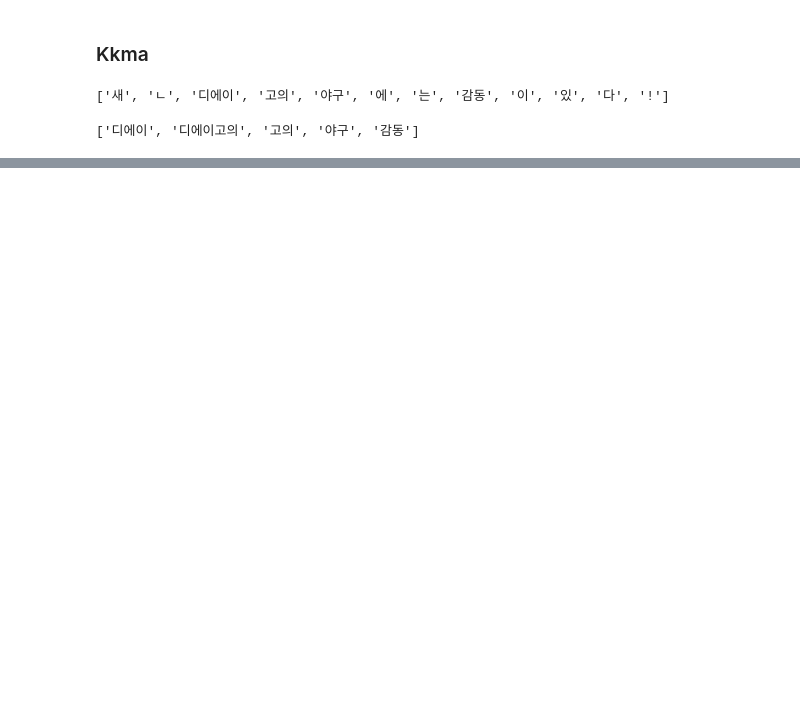
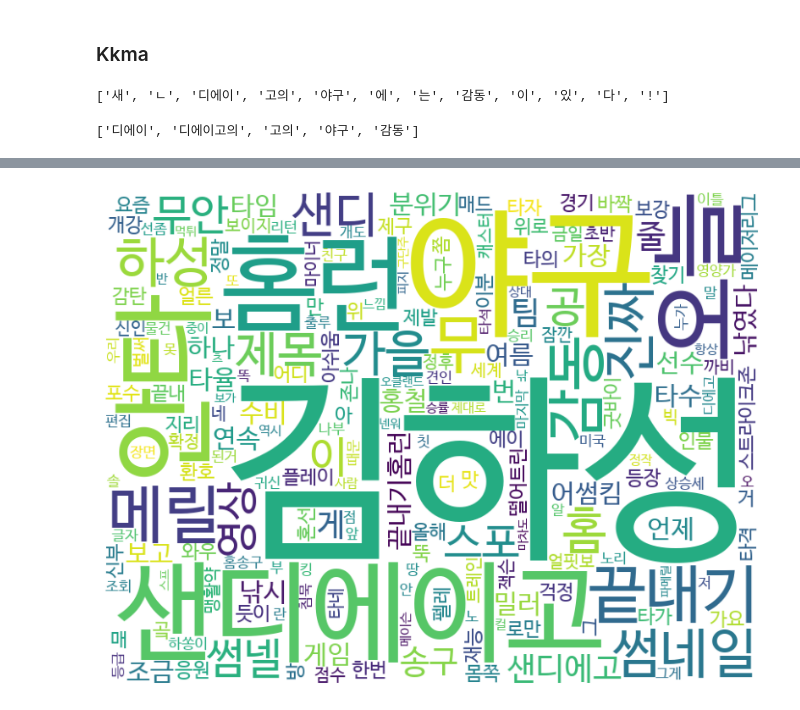
Before and after one commit to baedori99/TIL, a Jupyter notebook: Study_API/slicing_text.ipynb, the cells around one changed output, grey strips where cells are left out. Cells and saved outputs as stored; diff of their text form; code cells hidden in the pictures; blank space fills up the shorter version.

```diff
--- a/Study_API/slicing_text.ipynb
+++ b/Study_API/slicing_text.ipynb
@@ -166,0 +413,8 @@ print(kkma.nouns(u'샌디에이고의 야구엔 감동이 있다!'))
+# %%
+# Okt 명사 추출
+okt = Okt()
+def okt_noun_extractor(text):
+    return okt.nouns(text)
+# %%
+nouns_okt = okt_noun_extractor(comment_string)
+nouns_okt
@@ -166,0 +607,18 @@ print(kkma.nouns(u'샌디에이고의 야구엔 감동이 있다!'))
+# %%
+
+def wc_okt_noun(noun_text):
+    cnt = len(noun_text)
+    counts = Counter(noun_text)
+    tags_okt = counts.most_common(cnt)
+
+    wc_k = WordCloud(font_path='C:/Users/pps/AppData/Local/Microsoft/Windows/Fonts/NanumBarunGothic.ttf', background_color='white', width=800, height=600)
+    cloud_okt = wc_k.generate_from_frequencies(dict(tags_okt))
+
+    plt.figure(figsize = (10, 8))
+    plt.axis('off')
+    plt.imshow(cloud_okt)
+    return plt.show()
+# %%
+word_cloud_noun_okt = wc_okt_noun(nouns_okt)
+# %% [output]
+[figure, added]
```
Also changed, not shown: parts of 72 cells of this notebook, 2 other files.
